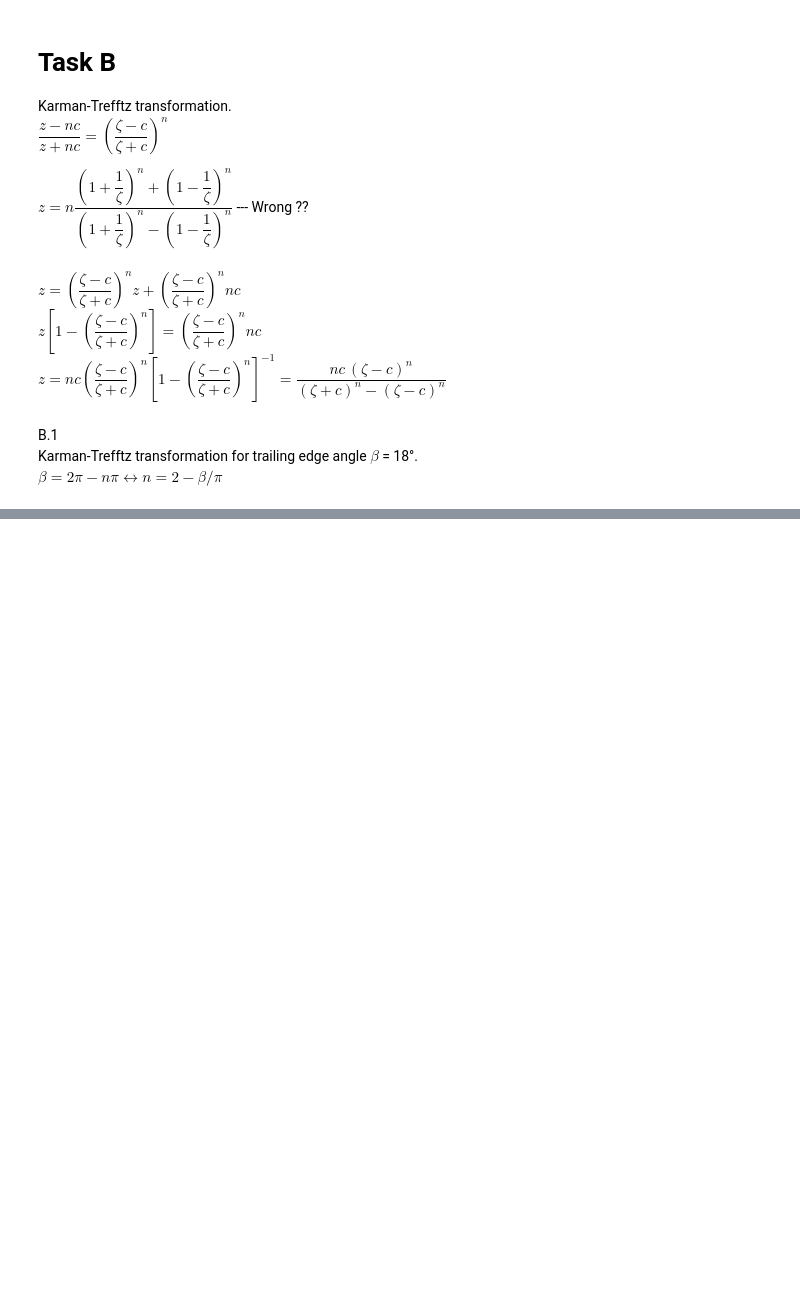
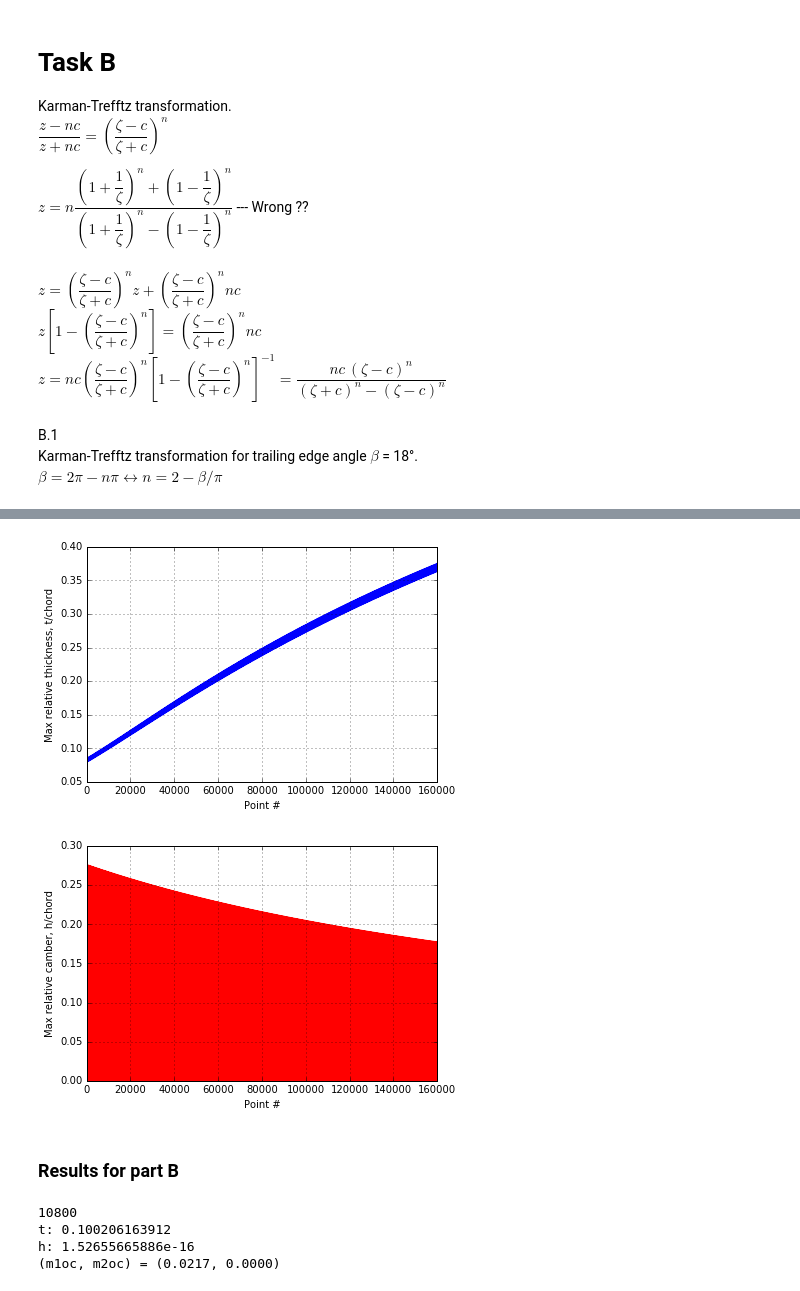
Before and after one commit to Alek-A/AeroPynamics, a Jupyter notebook: Assignment 1.ipynb, the cells around one changed output, grey strips where cells are left out. Saved outputs shown, nothing was run; the diff lists cells and outputs as text; code cells hidden in the pictures; blank space fills up the shorter version.

Commit message:
With KT transform and new results. Linear interp

```diff
--- a/Assignment 1.ipynb
+++ b/Assignment 1.ipynb
@@ -105,16 +86,16 @@ for i in range(M1):
 
         # Limit values for interpolation.
         # Edge values are removed to avoid any errors
-        lim1 = np.min( z_airfoil.real )*0.95
-        lim2 = np.max( z_airfoil.real )*0.95
+        lim1 = np.min( z_airfoil.real )*0.99
+        lim2 = np.max( z_airfoil.real )*0.99
         # Evaluation points
         span = np.linspace(lim1,lim2,400)
 
 
         # Finding max relative thickness
-        max_t = np.max( (fu(span) - fl(span))/chord )
+        max_t = np.nanmax( (fu(span) - fl(span))/chord )
         # Max relative camber
-        max_camber = np.max( (fu(span)+fl(span))/2 )
+        max_camber = np.nanmax( (fu(span)+fl(span))/2 )
 
         # Save result
         r_t = np.append(r_t, max_t)
@@ -292,18 +252 @@ print('Kármán-Trefftz parameter for 18° trailing edge angle \nn= {:.2f}'.form
-# %%
-N = 2**9 # EVEN number
-x_start, x_end = -5.0, 5.0        # boundaries for x-dir.
-y_start, y_end = -5.0, 5.0        # boundaries for y-dir.
-x_ar = np.linspace(x_start, x_end, N)    #
-y_ar = np.linspace(y_start, y_end, N)
-x, y = np.meshgrid(x_ar,y_ar)               # meshes grid
-
-# Complex mesh plane
-z = x+1j*y
-
-# Exclusion of points inside circle
-for i in range(N):
-    for j in range(N):
-        if abs(z[i,j])<= (R-5e-3):
-            z[i,j] = complex(float('nan'),float('nan'))
-#z = z[None,:,:]
 # %%
@@ -407,0 +372,38 @@ plt.plot(z_airfoil.real, z_airfoil.imag,'o')
+# %%
+plt.figure()
+plt.plot(r_t,'-b')
+plt.xlabel('Point #')
+plt.ylabel('Max relative thickness, t/chord')
+plt.grid()
+plt.tight_layout()
+plt.savefig('01_J_rt.pdf')
+
+plt.figure()
+plt.plot(r_c,'-r')
+plt.xlabel('Point #')
+plt.ylabel('Max relative camber, h/chord')
+plt.grid()
+plt.tight_layout()
+plt.savefig('02_J_rh.pdf')
+# %% [output]
+[figure, added]
+[figure, added]
+# %% [markdown]
+### Results for part B
+# %%
+# Relative camber 0%
+# Relative thickness 10%
+camberVal = 0
+thickVal = 0.1
+for i in range(r_t.size):
+    if r_c[i] < 0.0001:
+        if thickVal+0.0005 > r_t[i] > thickVal-0.0005:
+            print(i)
+            print('t:',r_t[i])
+            print('h:',r_c[i])
+            print('(m1oc, m2oc) = ({0:.4f}, {1:.4f})'.format(r_m1oc[i], r_m2oc[i]))
+# %% [output]
+10800
+t: 0.100206163912
+h: 1.52655665886e-16
+(m1oc, m2oc) = (0.0217, 0.0000)
```
Also changed, not shown: parts of 18 cells of this notebook, 6 other files.
